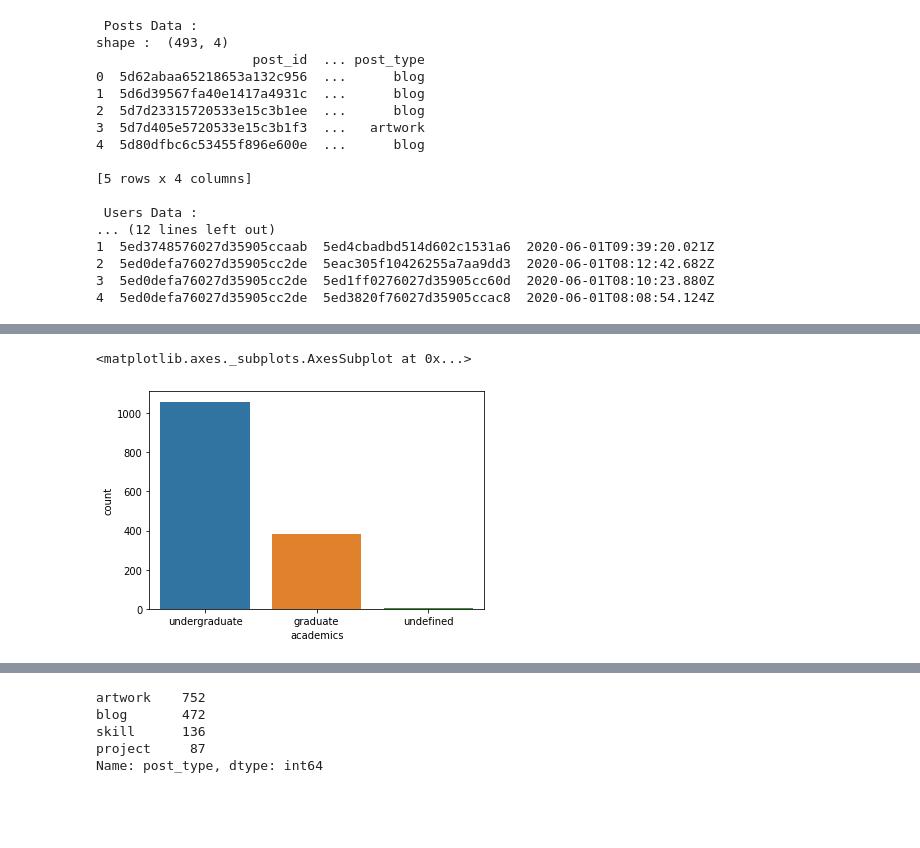
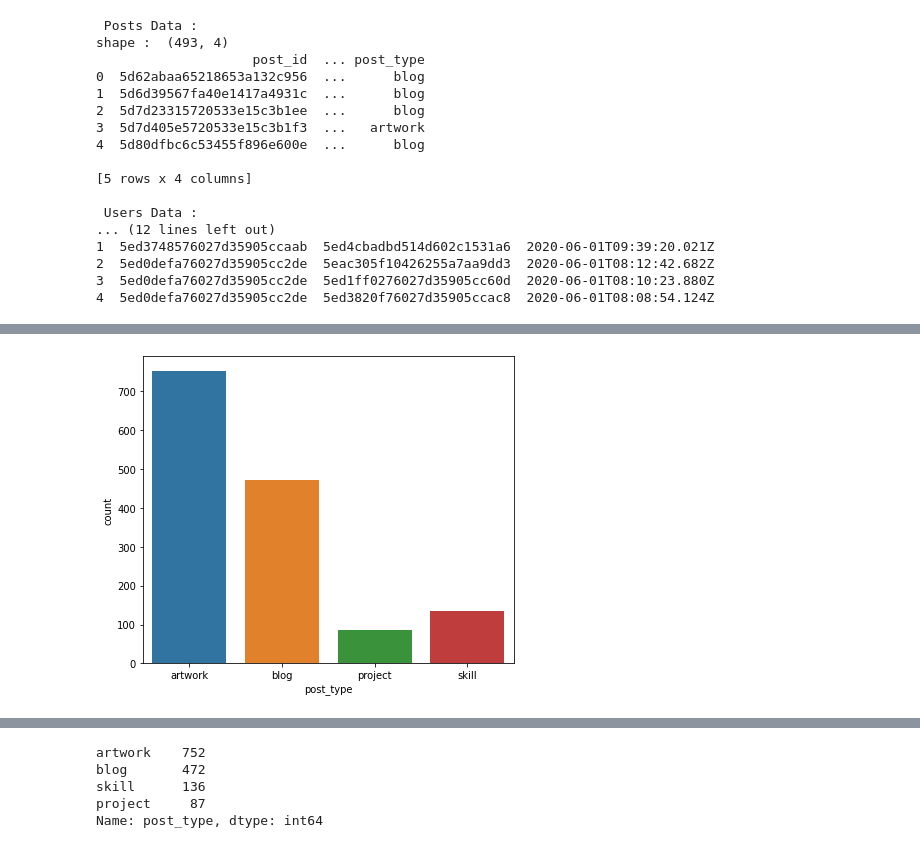
Before and after one commit to kumarg160491/internship_task_Socialmedia.com, a Jupyter notebook: social_comment_.ipynb, the cells around one changed output, grey strips where cells are left out. Drawn from its saved outputs; the diff is of its cells as text; code cells hidden in the pictures; blank space fills up the shorter version.

```diff
--- a/social_comment_.ipynb
+++ b/social_comment_.ipynb
@@ -124,5 +131,6 @@ sns.countplot(combine.post_type)
-# %%
-sns.countplot(combine.academics)
-# %% [output]
-<matplotlib.axes._subplots.AxesSubplot at 0x...>
-[figure, removed]
+# %%
+plt.figure(figsize=(6,5))
+sns.countplot(combine.post_type)
+plt.tight_layout()
+# %% [output]
+[figure, added]
```
Also changed, not shown: parts of 16 cells of this notebook.
